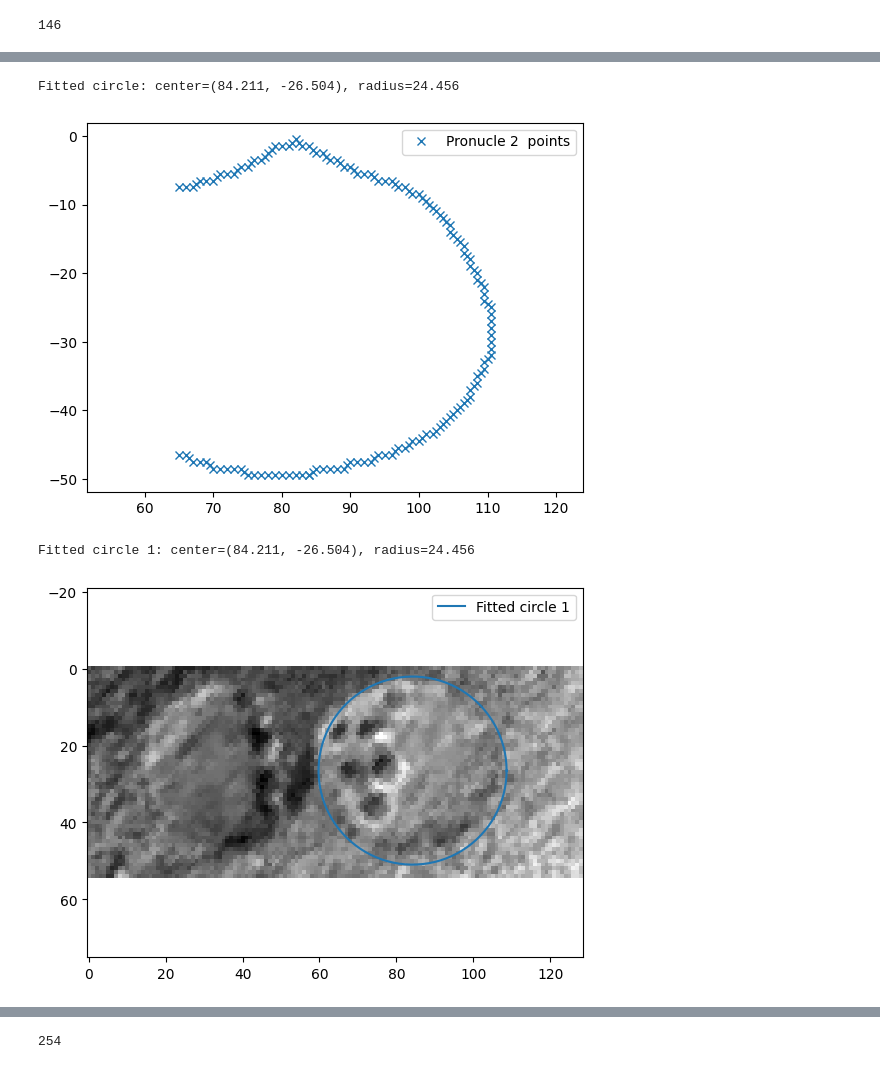
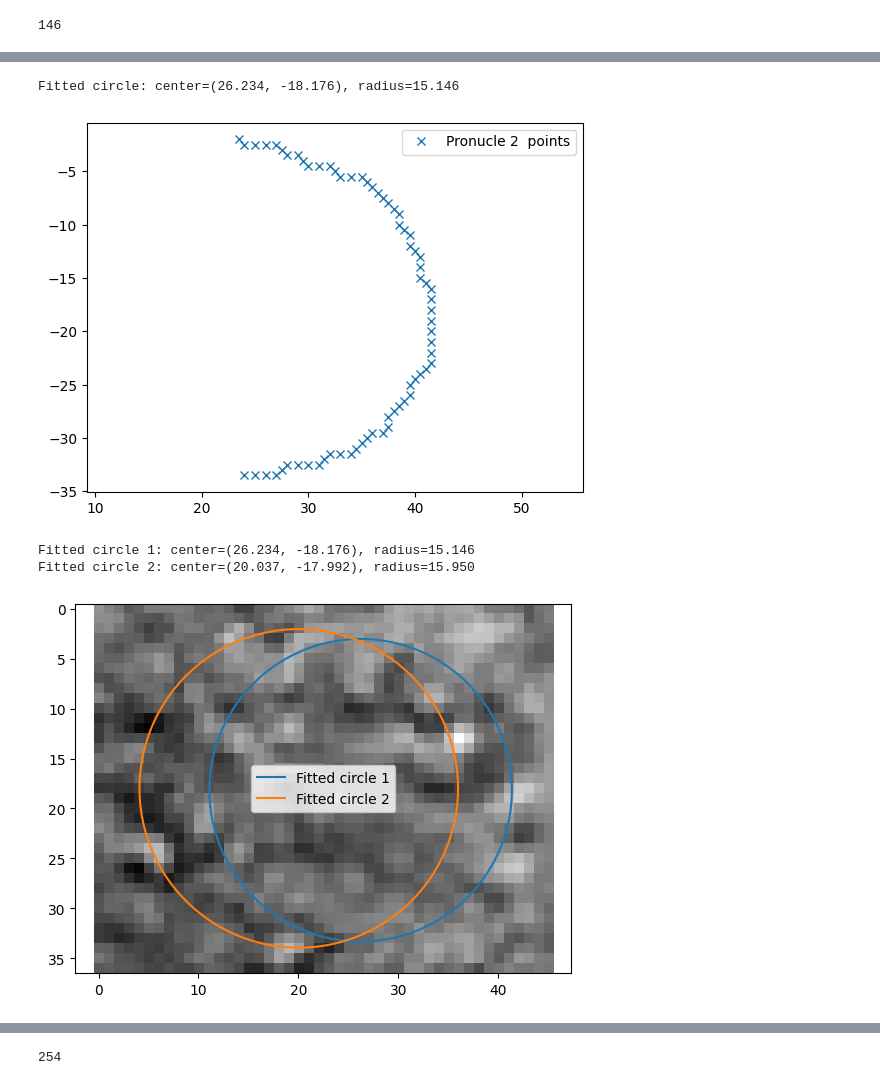
Before and after one commit to tsak1998/pronuclei_extraction, a Jupyter notebook: cellforge/segmentation/pronuclei_areas_eda_copy.ipynb, the cells around one changed output, grey strips where cells are left out. Drawn from its saved outputs; the diff is of its cells as text; code cells hidden in the pictures.

Commit message:
ready to rumble with the circles

```diff
--- a/cellforge/segmentation/pronuclei_areas_eda_copy.ipynb
+++ b/cellforge/segmentation/pronuclei_areas_eda_copy.ipynb
@@ -85,7 +85,7 @@ len(all_image_paths)
 # %% [output]
 146
 # %%
-frame_idx = 90
+frame_idx = 38
 # %%
 import PIL
 
@@ -139,7 +144,7 @@ isolated_pn = np.array(rotated_image_orig)[a2:b2, a1:b1]
 # im = Image.fromarray(upscaled_img).resize((width, height),
 #                                           resample=Image.LANCZOS)
 smoothed_img = cv2.GaussianBlur(
-    binary_dilation(rotated_image)[a2:b2, a1:b1].astype(np.uint8), (31, 31), 0)
+    binary_dilation(rotated_image)[a2:b2, a1:b1].astype(np.uint8), (19, 19), 0)
 
 plt.imshow(smoothed_img, cmap='gray')
 plt.show()
@@ -247,8 +252,8 @@ if __name__ == '__main__':
     plt.legend()
     plt.show()
 # %% [output]
-Fitted circle: center=(84.211, -26.504), radius=24.456
+Fitted circle: center=(26.234, -18.176), radius=15.146
-[figure, old version]
+[figure, new version]
 # %%
 import numpy as np
 import matplotlib.pyplot as plt
@@ -263,42 +268,43 @@ def fit_circle(x, y):
     x0, y0 = c[0], c[1]
     r = np.sqrt(c[2] + x0**2 + y0**2)
     return x0, y0, r
 
 
 def get_circle_pts(x0, y0, r, npts=100, tmin=0, tmax=2 * np.pi):
     t = np.linspace(tmin, tmax, npts)
     x = x0 + r * np.cos(t)
     y = y0 + r * np.sin(t)
     return x, y
 
 
 if __name__ == '__main__':
     # assume you already have isolated_pn, half_contour, and peakind defined
     fig, ax = plt.subplots()
     ax.imshow(isolated_pn, cmap='gray')  # show the image
 
     # First PN
     x = half_contour[:, 1]
     y = -half_contour[:, 0]
-    # x0, y0, r = fit_circle(x, y)
+    x0, y0, r = fit_circle(x, y)
     print(f"Fitted circle 1: center=({x0:.3f}, {y0:.3f}), radius={r:.3f}")
     xf, yf = get_circle_pts(x0, -y0, r)
     # ax.plot(x, y, 'x', label='Pronucle 1 points')
     ax.plot(xf, yf, '-', label='Fitted circle 1')
 
-    # # Second PN
-    # x = half_contour1[:, 1]
-    # y = -half_contour1[:, 0]
-    # x0, y0, r = fit_circle(x, y)
-    # print(f"Fitted circle 2: center=({x0:.3f}, {y0:.3f}), radius={r:.3f}")
-    # xf, yf = get_circle_pts(x0, -y0, r)
-    # # ax.plot(x, y, 'x', label='Pronucle 2 points')
-    # ax.plot(xf, yf, '-', label='Fitted circle 2')
-    # # ax.plot(half_contour[:, 1], half_contour[:, 0], linewidth=5)
+    # Second PN
+    x = half_contour1[:, 1]
+    y = -half_contour1[:, 0]
+    x0, y0, r = fit_circle(x, y)
+    print(f"Fitted circle 2: center=({x0:.3f}, {y0:.3f}), radius={r:.3f}")
+    xf, yf = get_circle_pts(x0, -y0, r)
+    # ax.plot(x, y, 'x', label='Pronucle 2 points')
+    ax.plot(xf, yf, '-', label='Fitted circle 2')
+    # ax.plot(half_contour[:, 1], half_contour[:, 0], linewidth=5)
 
     ax.axis('equal')
     ax.legend()
     plt.show()
 # %% [output]
-Fitted circle 1: center=(84.211, -26.504), radius=24.456
+Fitted circle 1: center=(26.234, -18.176), radius=15.146
+Fitted circle 2: center=(20.037, -17.992), radius=15.950
-[figure, old version]
+[figure, new version]
```
Also changed, not shown: parts of 17 cells of this notebook, 1 other file.
